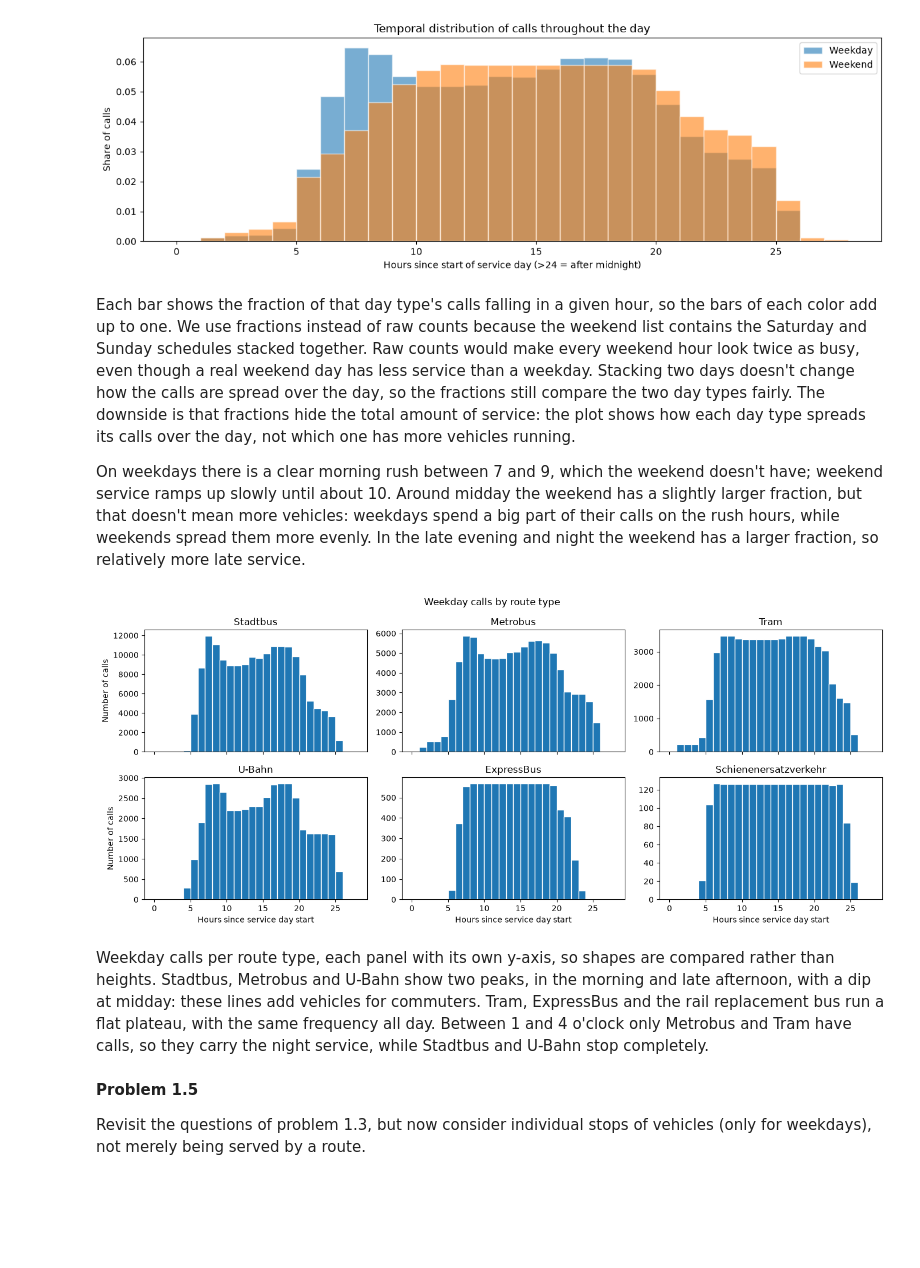
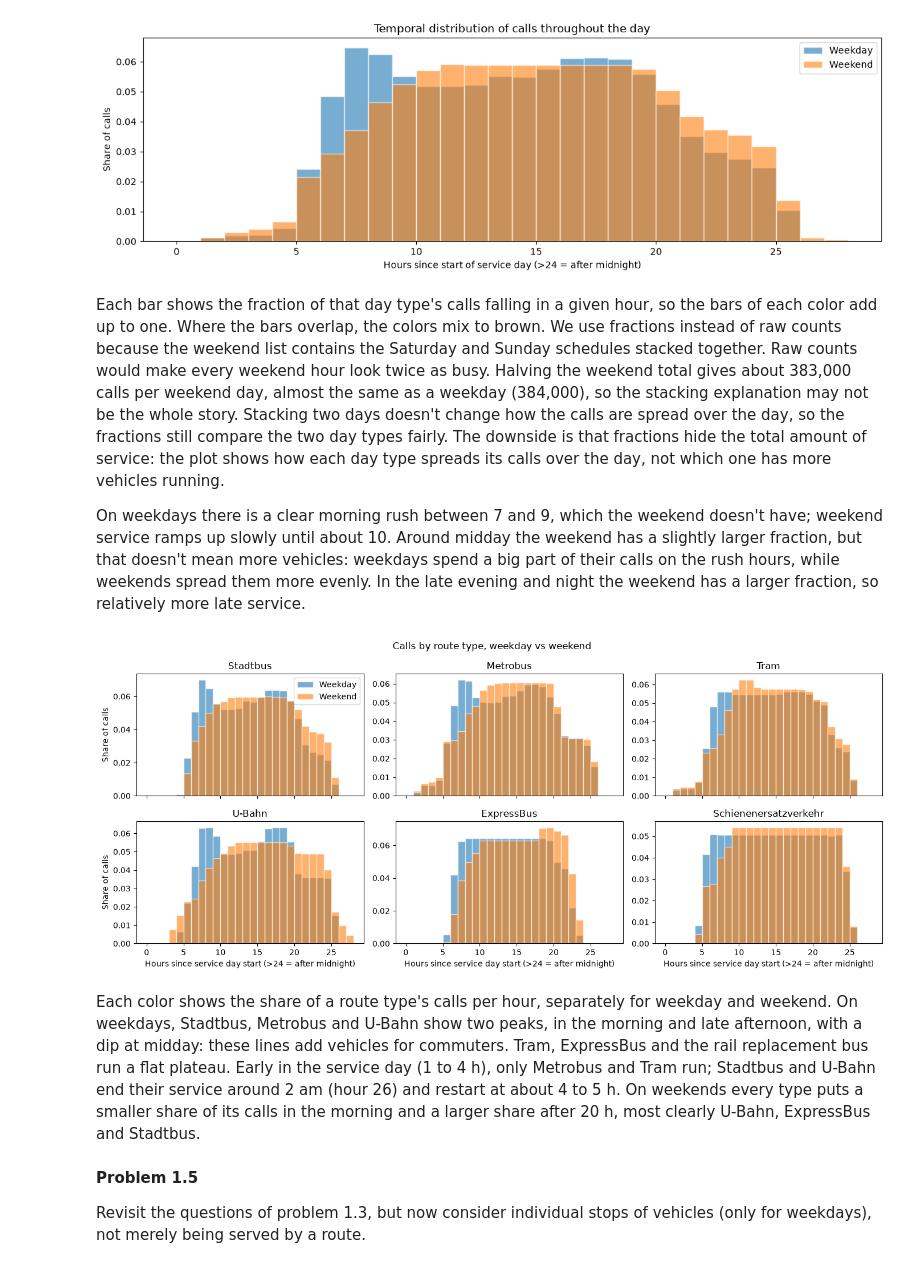
Before and after one commit to dimitrisavellas/Vizualization_Project-, a Jupyter notebook: problem_1_solution.ipynb, the cells around one changed output. Saved outputs shown, nothing was run; the diff lists cells and outputs as text; code cells hidden in the pictures; blank space fills up the shorter version.

Commit message:
small fixes in 1.4 including the weekend var into the plot

```diff
--- a/problem_1_solution.ipynb
+++ b/problem_1_solution.ipynb
@@ -413,10 +423,9 @@ plt.show()
 # %% [output]
 [figure]
 # %% [markdown]
-Each bar shows the fraction of that day type's calls falling in a given hour, so the bars of
-each color add up to one. We use fractions instead of raw counts because the weekend list
+Each bar shows the fraction of that day type's calls falling in a given hour, so the bars of each color add up to one. Where the bars overlap, the colors mix to brown. We use fractions instead of raw counts because the weekend list
 contains the Saturday and Sunday schedules stacked together. Raw counts would make every weekend
-hour look twice as busy, even though a real weekend day has less service than a weekday.
+hour look twice as busy. Halving the weekend total gives about 383,000 calls per weekend day, almost the same as a weekday (384,000), so the stacking explanation may not be the whole story.
 Stacking two days doesn't change how the calls are spread over the day, so the fractions still
 compare the two day types fairly. The downside is that fractions hide the total amount of service: the plot shows how each day
 type spreads its calls over the day, not which one has more vehicles running.
@@ -427,31 +436,28 @@ fraction, but that doesn't mean more vehicles: weekdays spend a big part of thei
 rush hours, while weekends spread them more evenly. In the late evening and night the weekend
 has a larger fraction, so relatively more late service.
 # %%
-# By route type (weekday): one panel per type, own y-axis, since volumes differ by roughly 10^2
-weekday = calls[calls['day_type'] == 'Weekday']
-types = weekday['route_desc'].value_counts().index
+# By route type: weekday vs weekend as shares, since the weekend list stacks two days
+types = calls.loc[calls['day_type'] == 'Weekday', 'route_desc'].value_counts().index
 
 fig, axes = plt.subplots(2, 3, figsize=(14, 6), sharex=True)
 for ax, desc in zip(axes.flat, types):
-    ax.hist(weekday.loc[weekday['route_desc'] == desc, 'hour'], bins=np.arange(0, 29), edgecolor='white')
+    for day, color in [('Weekday', 'C0'), ('Weekend', 'C1')]:
+        h = calls.loc[(calls['day_type'] == day) & (calls['route_desc'] == desc), 'hour']
+        ax.hist(h, bins=np.arange(0, 29), density=True, alpha=0.6, color=color, label=day, edgecolor='white')
     ax.set_title(desc)
 for ax in axes[1]:
-    ax.set_xlabel('Hours since service day start')
+    ax.set_xlabel('Hours since service day start (>24 = after midnight)')
 for ax in axes[:, 0]:
-    ax.set_ylabel('Number of calls')
-fig.suptitle('Weekday calls by route type')
+    ax.set_ylabel('Share of calls')
+axes[0, 0].legend()
+fig.suptitle('Calls by route type, weekday vs weekend')
 
 plt.tight_layout()
 plt.show()
 # %% [output]
-[figure, old version]
+[figure, new version]
 # %% [markdown]
-Weekday calls per route type, each panel with its own y-axis, so shapes are compared rather
-than heights. Stadtbus, Metrobus and U-Bahn show two peaks, in the morning and late afternoon,
-with a dip at midday: these lines add vehicles for commuters. Tram, ExpressBus and the rail
-replacement bus run a flat plateau, with the same frequency all day. Between 1 and 4 o'clock
-only Metrobus and Tram have calls, so they carry the night service, while Stadtbus and U-Bahn
-stop completely.
+Each color shows the share of a route type's calls per hour, separately for weekday and weekend. On weekdays, Stadtbus, Metrobus and U-Bahn show two peaks, in the morning and late afternoon, with a dip at midday: these lines add vehicles for commuters. Tram, ExpressBus and the rail replacement bus run a flat plateau. Early in the service day (1 to 4 h), only Metrobus and Tram run; Stadtbus and U-Bahn end their service around 2 am (hour 26) and restart at about 4 to 5 h. On weekends every type puts a smaller share of its calls in the morning and a larger share after 20 h, most clearly U-Bahn, ExpressBus and Stadtbus.
 # %% [markdown]
 **Problem 1.5**
 
```
Also changed, not shown: parts of 8 cells of this notebook.
